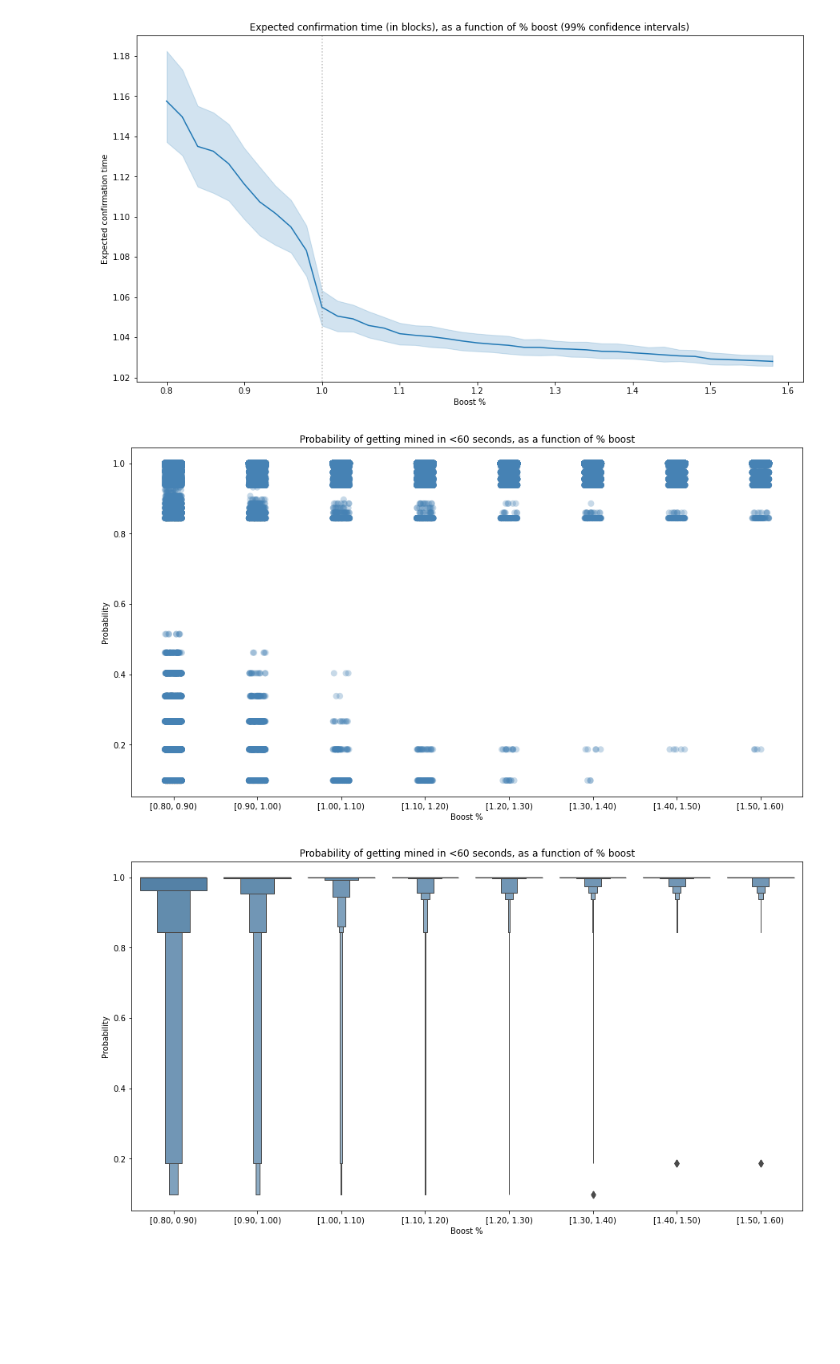
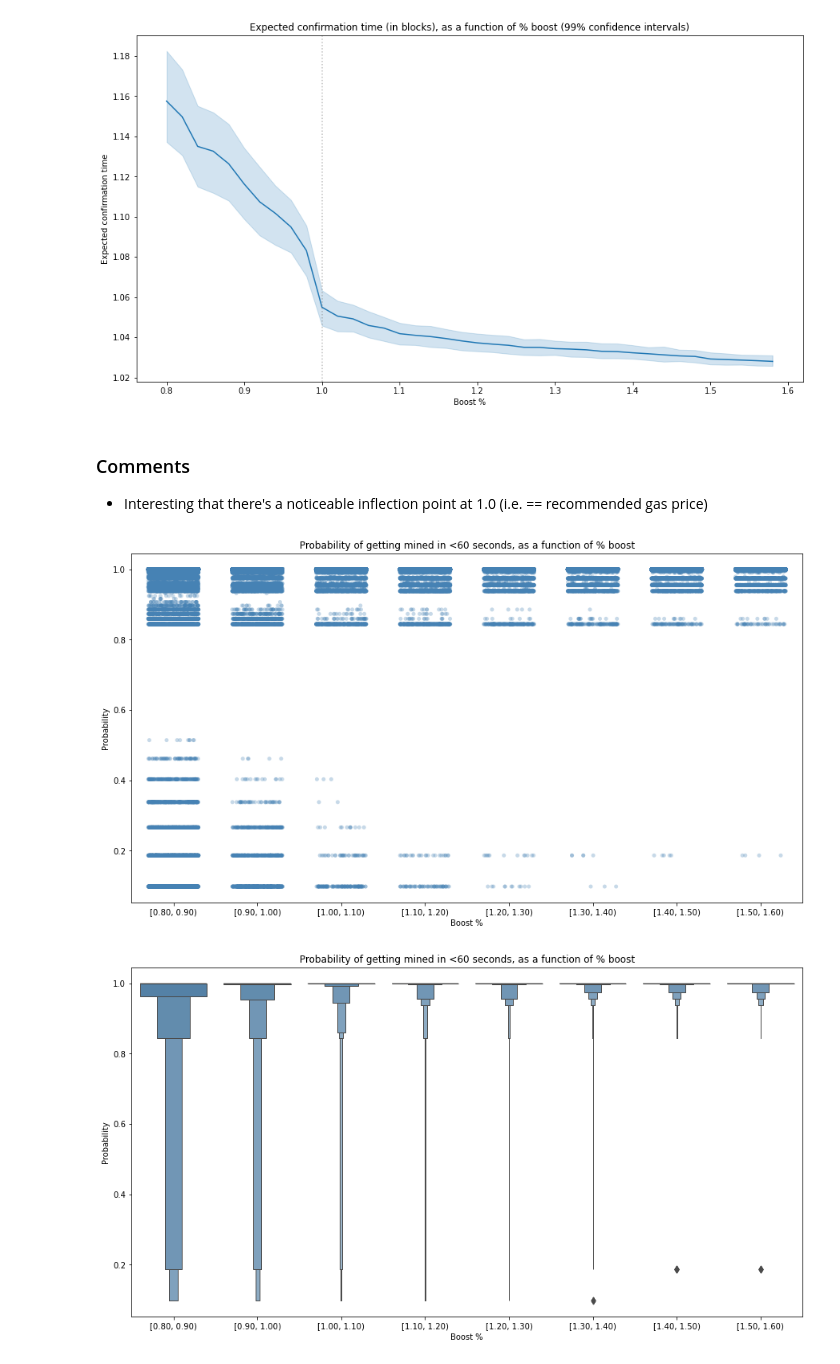
Before and after one commit to sassmilic/historical-gas-prices, a Jupyter notebook: airnode_simulation/comparing boost %.ipynb, the cells around one changed output. Cells and saved outputs as stored; diff of their text form; code cells hidden in the pictures; blank space fills up the shorter version.

```diff
--- a/airnode_simulation/comparing boost %.ipynb
+++ b/airnode_simulation/comparing boost %.ipynb
@@ -137,10 +139,3 @@ def probability_mined_in_single_block(row):
     }
     key = bisect.bisect(next_block_percentiles, row['gasPrice'])
     return mined_liklihood[key]
-# %%
-# probability of getting mined for a single block
-df_result['probability_mined'] = df_result.apply(
-    probability_mined_in_single_block,
-    axis=1
-)
-df_result
@@ -222,25 +188,28 @@ g.set(
 );
 # %% [output]
 [figure]
+# %% [markdown]
+### Comments
+- Interesting that there's a noticeable inflection point at 1.0 (i.e. == recommended gas price)
 # %%
 plt.figure(figsize=(15,8))
 
 df_probs['boost_x_group'] = df_probs.boost_x.apply(lambda x: x // 0.1 / 10)
 
 g = sns.stripplot(
     x="boost_x_group", y="total_probability", data=df_probs,
-    size=8, alpha=0.3, color="steelblue"
+    size=5, alpha=0.3, color="steelblue", jitter=0.3
 );
 g.set(
     title='Probability of getting mined in <60 seconds, as a function of % boost',
     xlabel='Boost %',
     ylabel='Probability',
     xticklabels=[
         f"[{x:.2f}, {(x + 0.1):.2f})" for x in sorted(df_probs['boost_x_group'].unique())
     ]
 );
 # %% [output]
-[figure, old version]
+[figure, new version]
 # %%
 plt.figure(figsize=(15,8))
 g = sns.boxenplot(
```
Also changed, not shown: parts of 12 cells of this notebook.
